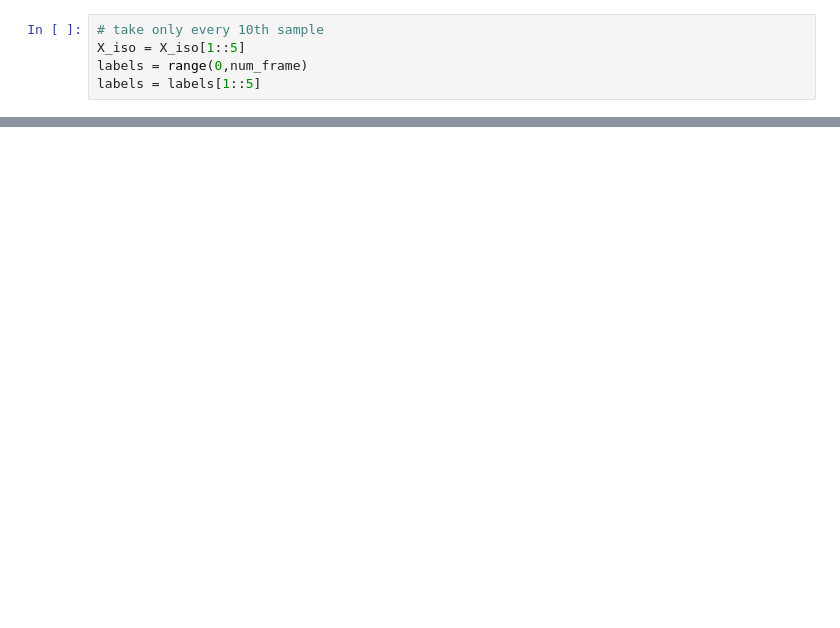
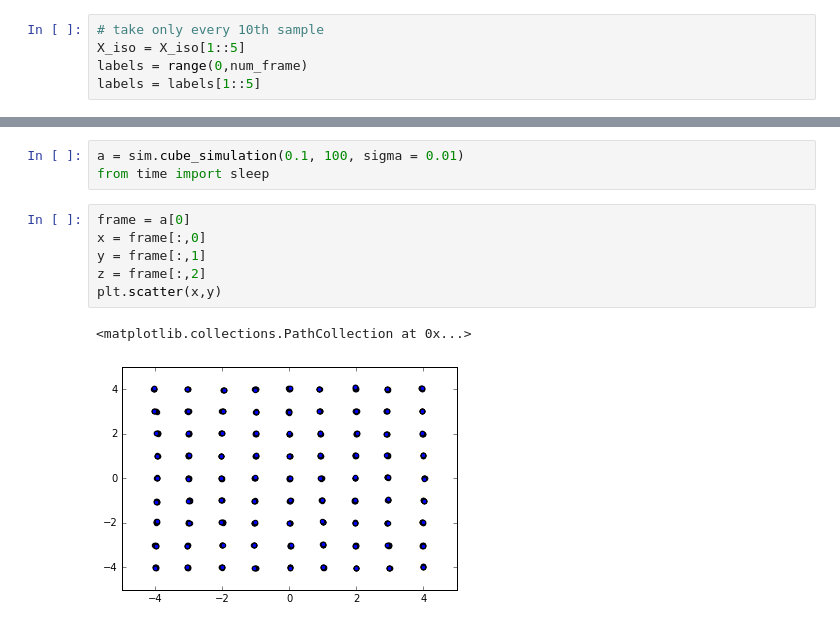
Before and after one commit to alenkran/EE368_Final_Project, a Jupyter notebook: preliminary.ipynb, the cells around one changed output, grey strips where cells are left out. Drawn from its saved outputs; the diff is of its cells as text; blank space fills up the shorter version.

```diff
--- a/preliminary.ipynb
+++ b/preliminary.ipynb
@@ -74,0 +96,12 @@ for label, x, y in zip(labels, X_iso[:, 0], X_iso[:, 1]):
+# %%
+a = sim.cube_simulation(0.1, 100, sigma = 0.01)
+from time import sleep
+# %%
+frame = a[0]
+x = frame[:,0]
+y = frame[:,1]
+z = frame[:,2]
+plt.scatter(x,y)
+# %% [output]
+<matplotlib.collections.PathCollection at 0x...>
+[figure, added]
```
Also changed, not shown: parts of 8 cells of this notebook, 3 other files.
